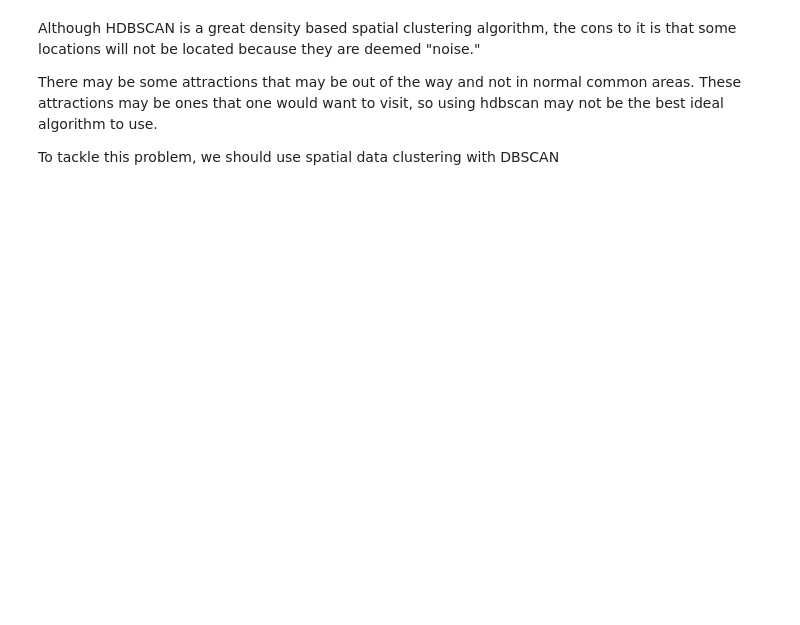
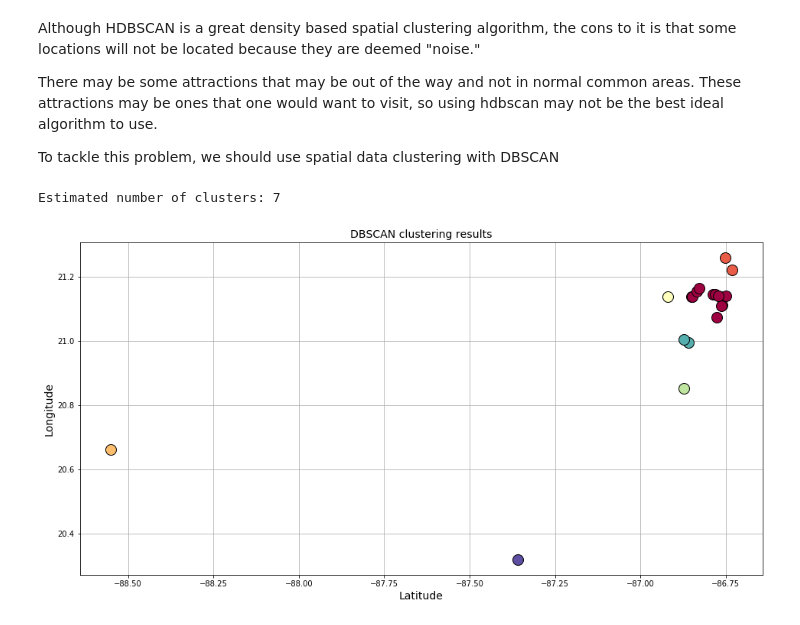
Before and after one commit to alancflau/Trip-planner, a Jupyter notebook: Planner.ipynb, the cells around one changed output. Saved outputs shown, nothing was run; the diff lists cells and outputs as text; code cells hidden in the pictures; blank space fills up the shorter version.

```diff
--- a/Planner.ipynb
+++ b/Planner.ipynb
@@ -31,2 +33,7 @@ df
 # %%
 test = df.groupby("Attractions")['Genres'].apply(lambda genres_cats: '|'.join(genres_cats)).to_frame()
+del df['Genres']
+df = df.drop_duplicates()
+
+df = pd.merge(test,df, how = "left", on = 'Attractions')
+df = df.drop_duplicates(subset = 'Attractions', keep = 'first').reset_index(drop = True)
@@ -41,5 +40,3 @@ final_df1 = final_df.drop_duplicates(subset = 'Attractions', keep = 'first').res
-# %%
-df = final_df1
 # %% [markdown]
 From above, we see that in the 'Reviews' column, there are parentheses. Let's perform regex and remove them so that they are more readable.
 # %%
@@ -232,23 +334,32 @@ labels = db.labels_
 n_clusters_ = len(set(labels)) - (1 if -1 in labels else 0)
 # %%
 print('Estimated number of clusters: %d' % n_clusters_)
+# %% [output]
+Estimated number of clusters: 7
 # %%
+fig = plt.figure(figsize=(16,8))
 unique_labels = set(labels)
 colors = [plt.cm.Spectral(each)
           for each in np.linspace(0, 1, len(unique_labels))]
 for k, col in zip(unique_labels, colors):
     if k == -1:
         # Black used for noise.
         col = [0, 0, 0, 1]
-
     class_member_mask = (labels == k)
 
     xy = X[class_member_mask & core_samples_mask]
     plt.plot(xy[:, 0], xy[:, 1], 'o', markerfacecolor=tuple(col),
              markeredgecolor='k', markersize=14)
 
     xy = X[class_member_mask & ~core_samples_mask]
     plt.plot(xy[:, 0], xy[:, 1], 'o', markerfacecolor=tuple(col),
              markeredgecolor='k', markersize=6)
 plt.title('Estimated number of clusters: %d' % n_clusters_)
+
+plt.xlabel('Latitude', fontsize=14)
+plt.ylabel('Longitude', fontsize=14)
+plt.title('DBSCAN clustering results', fontsize=14)
+plt.grid()
 plt.show()
+# %% [output]
+[figure, added]
```
Also changed, not shown: parts of 22 cells of this notebook.
